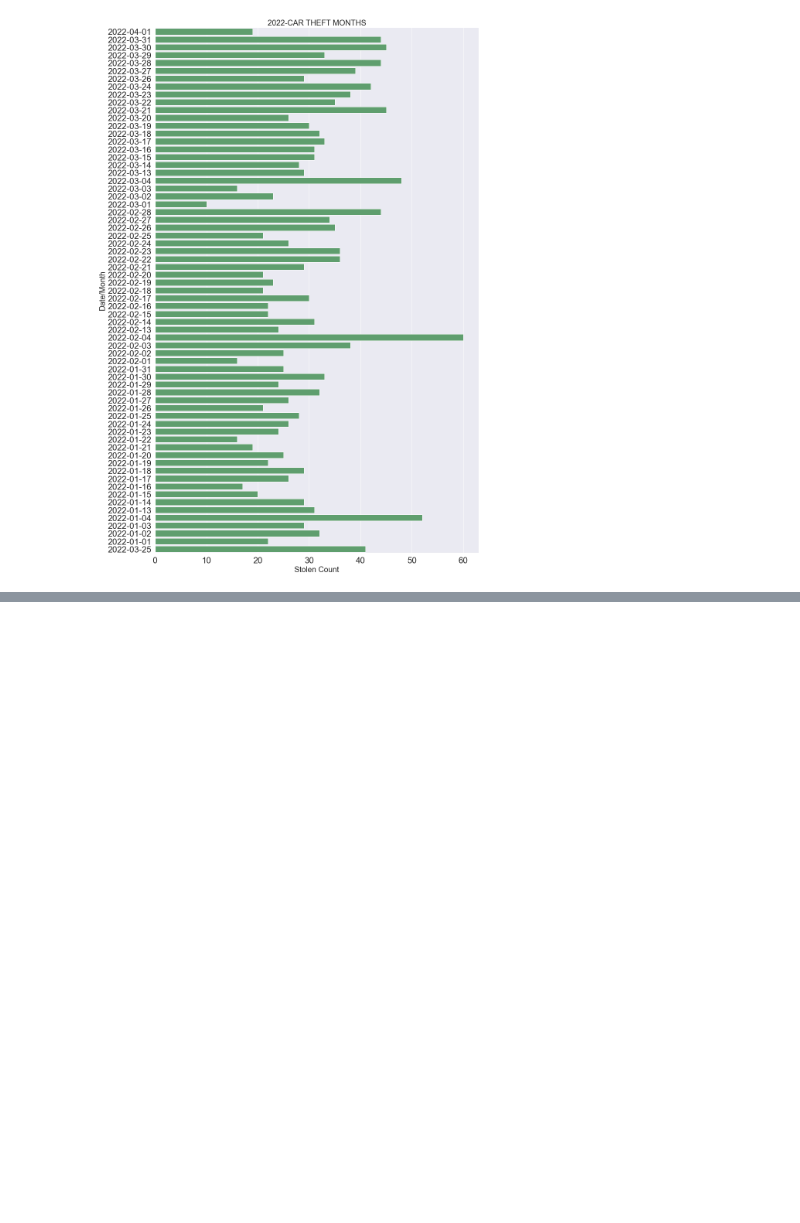
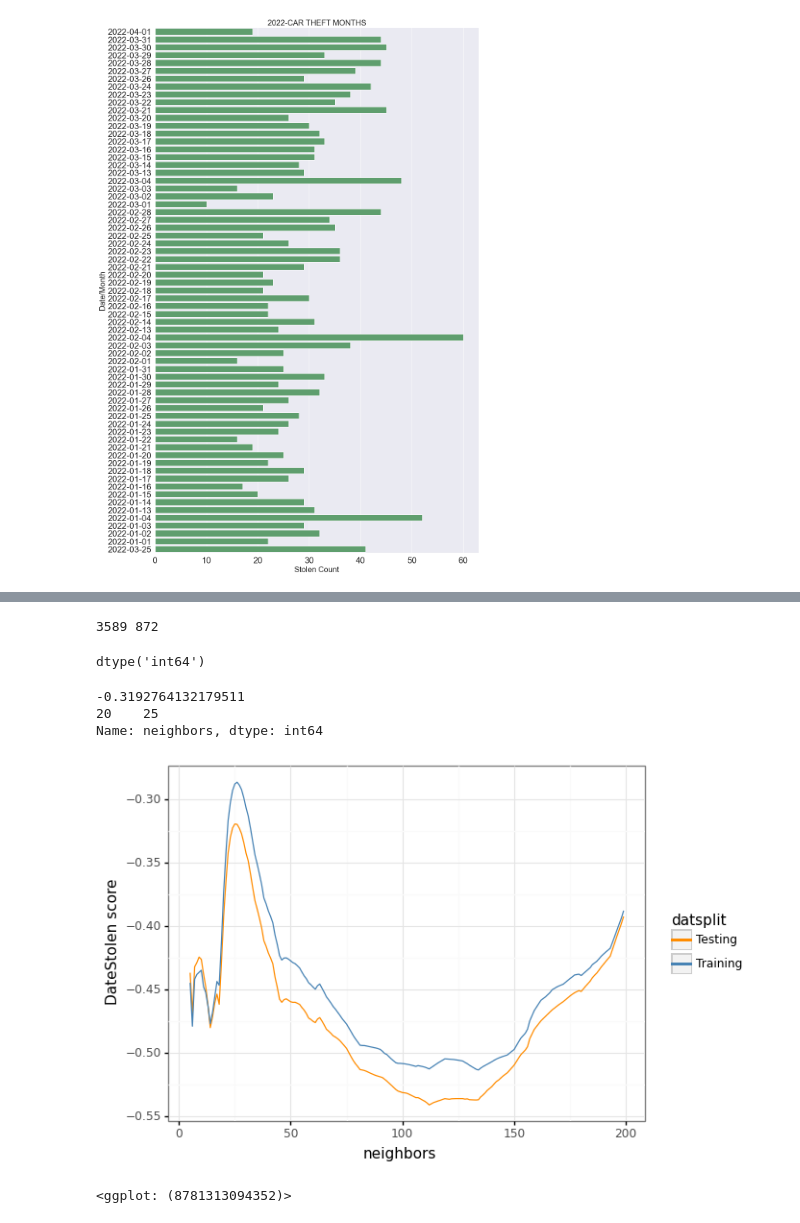
Before and after one commit to lodfod/databootcamp-finalproject, a Jupyter notebook: finalproject.ipynb, the cells around one changed output, grey strips where cells are left out. Saved outputs shown, nothing was run; the diff lists cells and outputs as text; code cells hidden in the pictures; blank space fills up the shorter version.

```diff
--- a/finalproject.ipynb
+++ b/finalproject.ipynb
@@ -388,0 +541,54 @@ Text(0.5, 1.0, '2022-CAR THEFT MONTHS')
+# %%
+
+msk = np.random.rand(len(df)) < 0.8
+
+train = df2[msk]
+test = df2[~msk]
+print(len(train), len(test))
+
+
+df2["DateStolen"].dtype
+# %% [output]
+3589 872
+dtype('int64')
+# %%
+
+columnName = "DateStolen"
+columnScore = columnName + " score"
+
+
+scoretrain=[knn(n_neighbors=i).fit(train[[columnName]],
+            train['LocationIndex']).score(train[[columnName]],
+            train['LocationIndex']) for i in list(range(5, 200))]
+
+trainscore=pd.DataFrame(scoretrain, columns=[columnScore])
+
+trainscore['datsplit']='Training'
+trainscore['neighbors']=list(range(5, 200))
+
+scoretest=[knn(n_neighbors=i).fit(train[[columnName]],
+            train['LocationIndex']).score(test[[columnName]],
+            test['LocationIndex']) for i in list(range(5, 200))]
+
+testscore=pd.DataFrame(scoretest, columns=[columnScore])
+
+testscore['datsplit']='Testing'
+testscore['neighbors']=list(range(5, 200))
+
+score_df = pd.concat([trainscore, testscore], axis=0)
+
+print(testscore[columnScore].max())
+print(testscore.loc[testscore[columnScore]==testscore[columnScore].max(),
+                  'neighbors'])
+
+(ggplot(score_df, aes(x='neighbors', y=columnScore, color='datsplit'))+
+geom_line()+
+scale_color_manual(values=['darkorange', 'steelblue'])+
+ theme_bw()
+)
+# %% [output]
+-0.3192764132179511
+20    25
+Name: neighbors, dtype: int64
+[figure, added]
+<ggplot: (8781313094352)>
```
Also changed, not shown: parts of 23 cells of this notebook.
